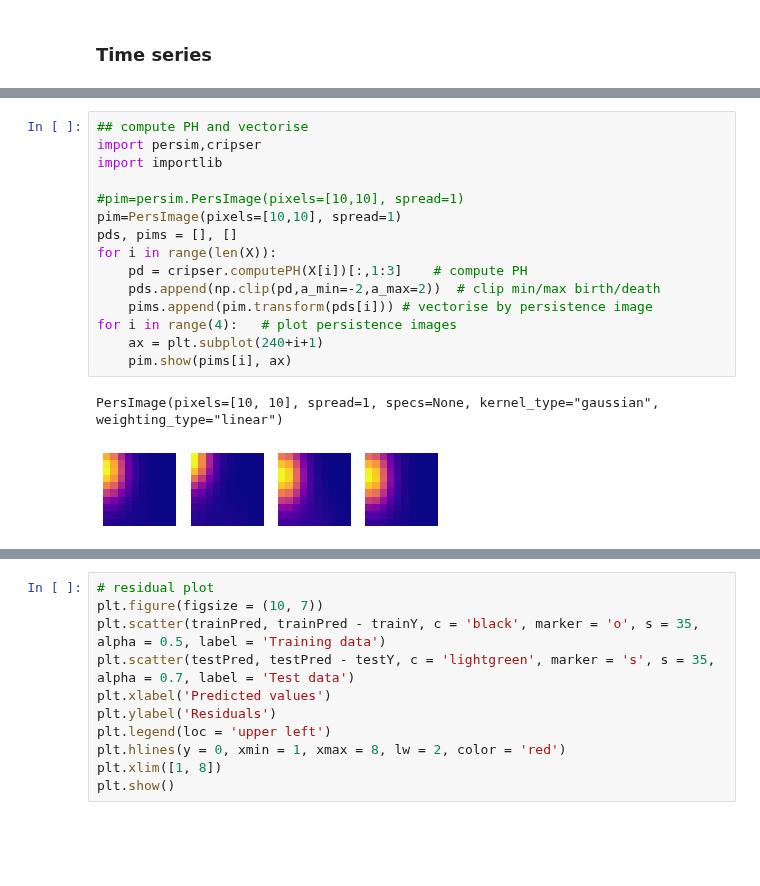
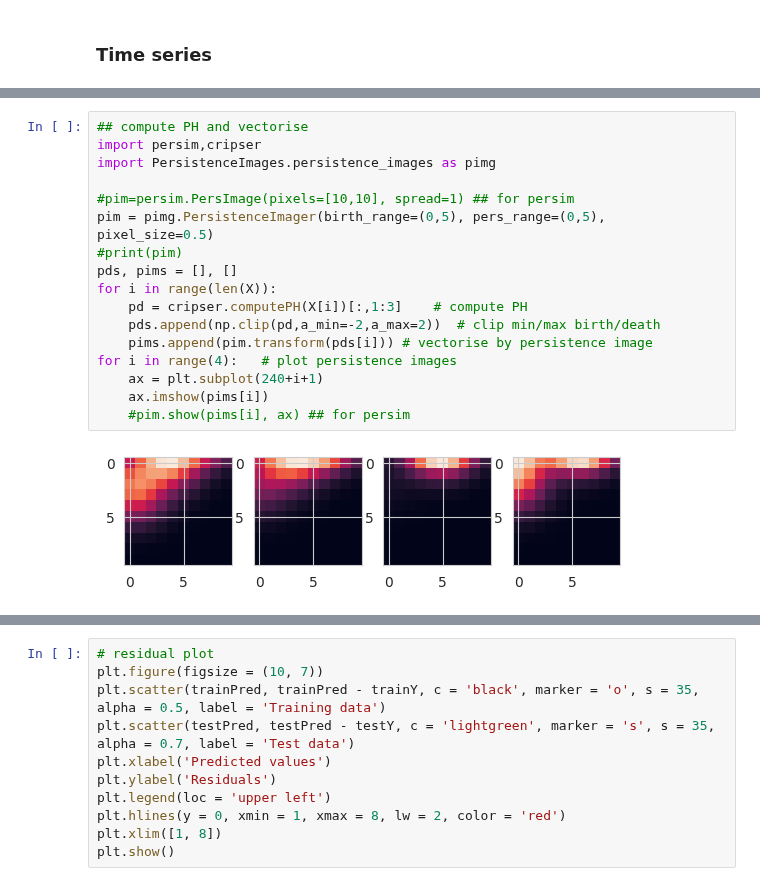
Before and after one commit to shizuo-kaji/TutorialTopologicalDataAnalysis, a Jupyter notebook: TopologicalDataAnalysisWithPython.ipynb, the cells around one changed output, grey strips where cells are left out. Cells and saved outputs as stored; diff of their text form; blank space fills up the shorter version.

```diff
--- a/TopologicalDataAnalysisWithPython.ipynb
+++ b/TopologicalDataAnalysisWithPython.ipynb
@@ -521,21 +319,22 @@ class PersImage(TransformerMixin):
 # %%
 ## compute PH and vectorise
 import persim,cripser
-import importlib
+import PersistenceImages.persistence_images as pimg
 
-#pim=persim.PersImage(pixels=[10,10], spread=1)
-pim=PersImage(pixels=[10,10], spread=1)
+#pim=persim.PersImage(pixels=[10,10], spread=1) ## for persim
+pim = pimg.PersistenceImager(birth_range=(0,5), pers_range=(0,5), pixel_size=0.5)
+#print(pim)
 pds, pims = [], []
 for i in range(len(X)):
     pd = cripser.computePH(X[i])[:,1:3]    # compute PH
     pds.append(np.clip(pd,a_min=-2,a_max=2))  # clip min/max birth/death
     pims.append(pim.transform(pds[i])) # vectorise by persistence image
 for i in range(4):   # plot persistence images
     ax = plt.subplot(240+i+1)
-    pim.show(pims[i], ax)
+    ax.imshow(pims[i])
+    #pim.show(pims[i], ax) ## for persim
 # %% [output]
-PersImage(pixels=[10, 10], spread=1, specs=None, kernel_type="gaussian", weighting_type="linear")
-[figure, old version]
+[figure, new version]
 # %%
 # linear regression for the period with Lasso
 from sklearn import linear_model
```
Also changed, not shown: parts of 7 cells of this notebook.
